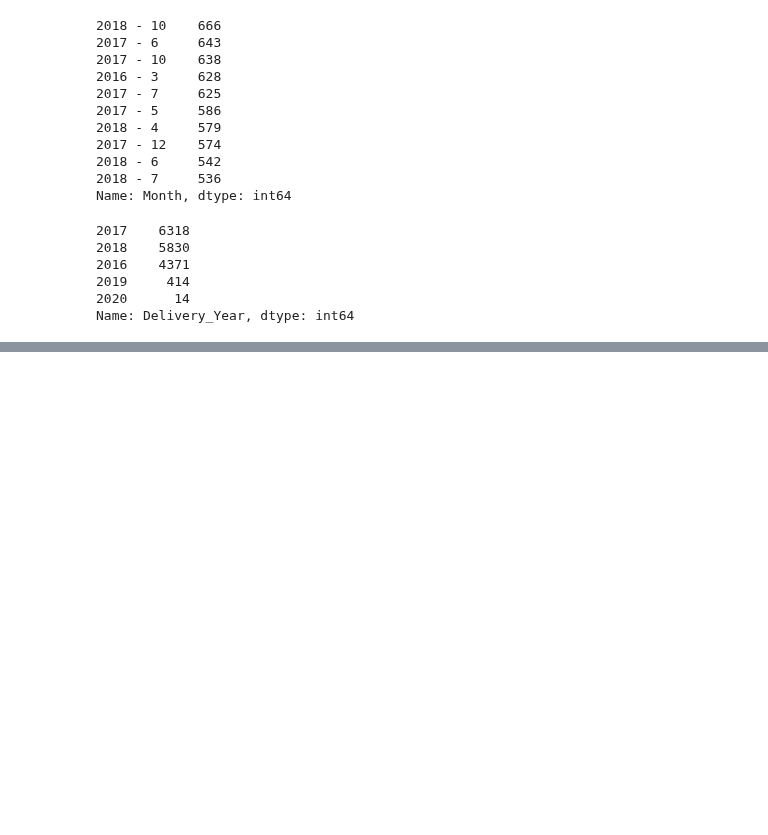
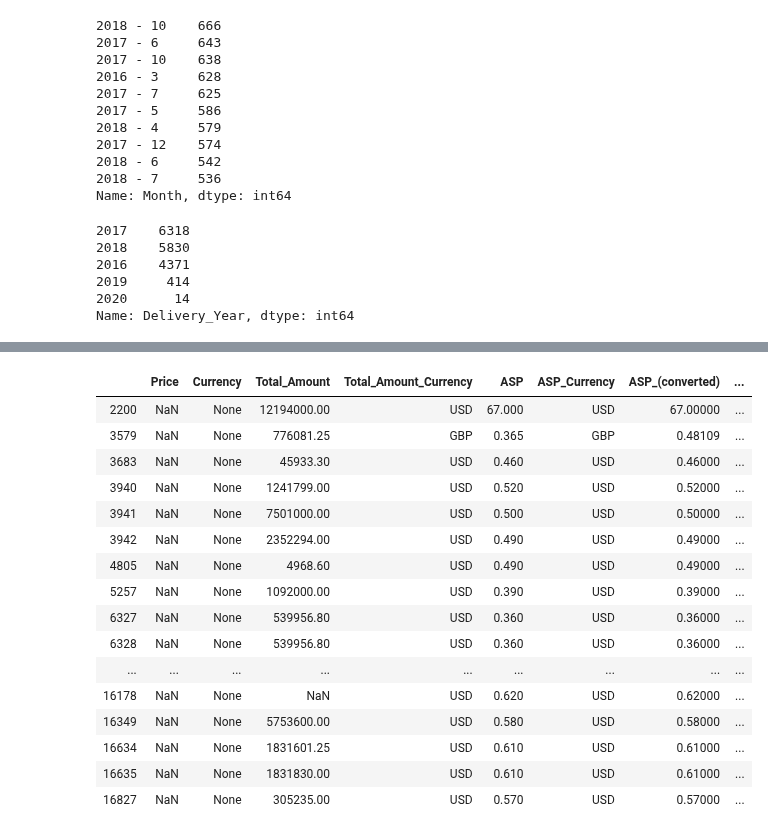
Before and after one commit to FernandoSinisi/Orga-Datos-2C-2020, a Jupyter notebook: TP1/Info General.ipynb, the cells around one changed output, grey strips where cells are left out. Drawn from its saved outputs; the diff is of its cells as text; code cells hidden in the pictures; blank space fills up the shorter version.

```diff
--- a/TP1/Info General.ipynb
+++ b/TP1/Info General.ipynb
@@ -189,0 +203,20 @@ df.loc[:,['Price','Currency','Total_Amount','Total_Amount_Currency','ASP','ASP_C
+# %%
+df_aux[((df_aux["Total_Taxable_Amount_Currency"] != df_aux["ASP_Currency"]) & (df_aux["Total_Taxable_Amount_Currency"] != df_aux["ASP_(converted)_Currency"]))]
+# %% [output]
+|  | Price | Currency | Total_Amount | Total_Amount_Currency | ASP | ASP_Currency | ASP_(converted) | ... |
+| 2200 | NaN | None | 12194000.00 | USD | 67.000 | USD | 67.00000 | ... |
+| 3579 | NaN | None | 776081.25 | GBP | 0.365 | GBP | 0.48109 | ... |
+| 3683 | NaN | None | 45933.30 | USD | 0.460 | USD | 0.46000 | ... |
+| 3940 | NaN | None | 1241799.00 | USD | 0.520 | USD | 0.52000 | ... |
+| 3941 | NaN | None | 7501000.00 | USD | 0.500 | USD | 0.50000 | ... |
+| 3942 | NaN | None | 2352294.00 | USD | 0.490 | USD | 0.49000 | ... |
+| 4805 | NaN | None | 4968.60 | USD | 0.490 | USD | 0.49000 | ... |
+| 5257 | NaN | None | 1092000.00 | USD | 0.390 | USD | 0.39000 | ... |
+| 6327 | NaN | None | 539956.80 | USD | 0.360 | USD | 0.36000 | ... |
+| 6328 | NaN | None | 539956.80 | USD | 0.360 | USD | 0.36000 | ... |
+| ... | ... | ... | ... | ... | ... | ... | ... | ... |
+| 16178 | NaN | None | NaN | USD | 0.620 | USD | 0.62000 | ... |
+| 16349 | NaN | None | 5753600.00 | USD | 0.580 | USD | 0.58000 | ... |
+| 16634 | NaN | None | 1831601.25 | USD | 0.610 | USD | 0.61000 | ... |
+| 16635 | NaN | None | 1831830.00 | USD | 0.610 | USD | 0.61000 | ... |
+| 16827 | NaN | None | 305235.00 | USD | 0.570 | USD | 0.57000 | ... |
```
Also changed, not shown: parts of 4 cells of this notebook, 3 other files.
